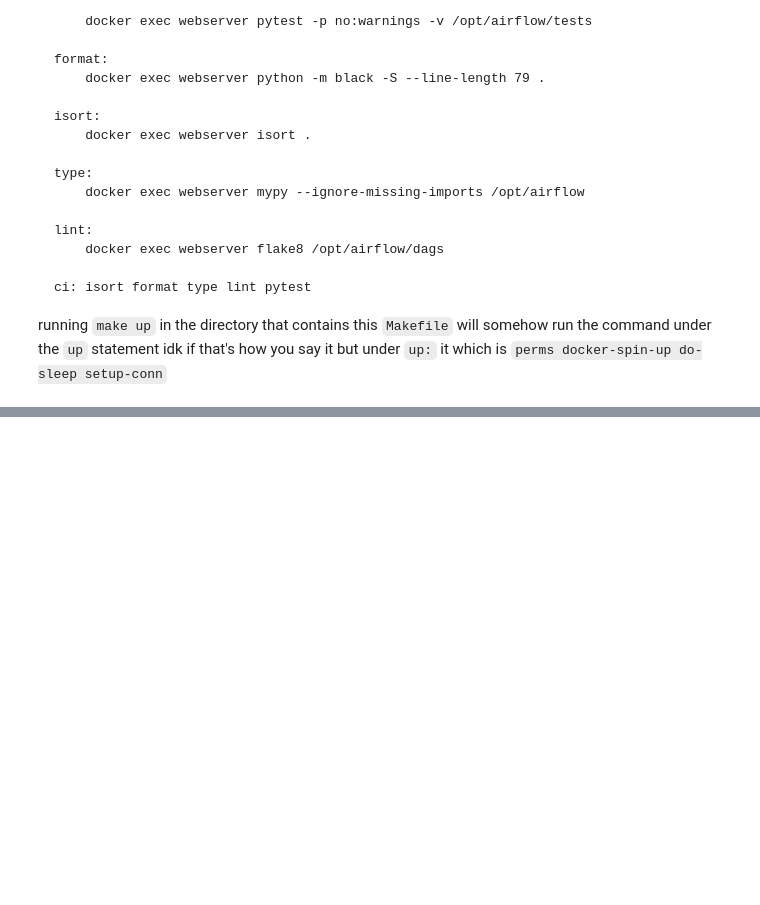
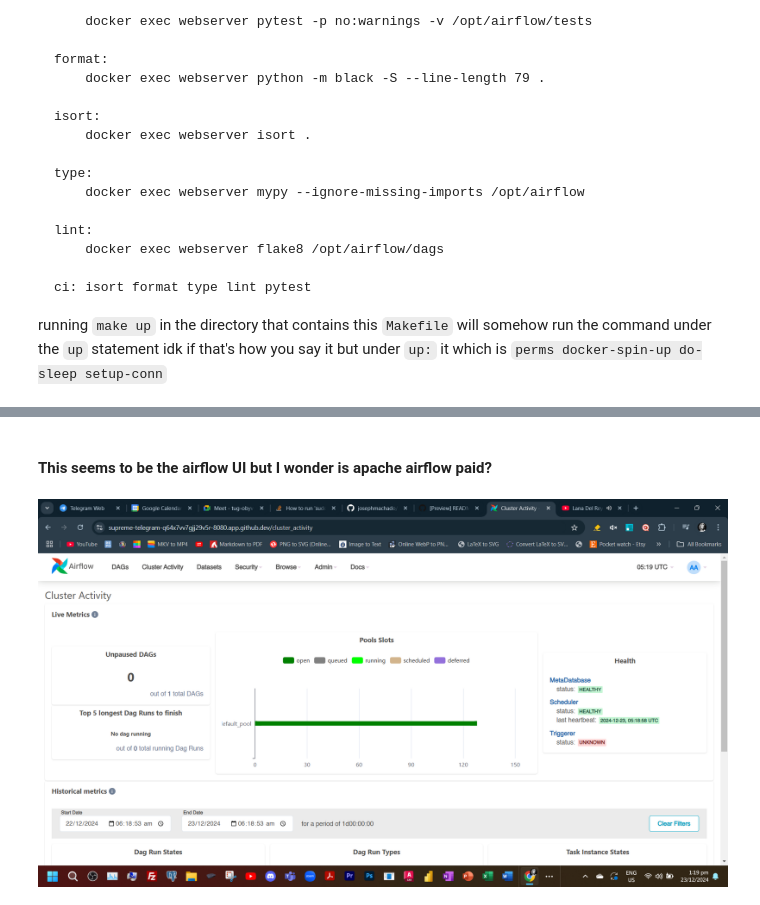
Before and after one commit to 08Aristodemus24/data-engineering-path, a Jupyter notebook: what-I-learned.ipynb, the cells around one changed output, grey strips where cells are left out. Cells and saved outputs as stored; diff of their text form; code cells hidden in the pictures; blank space fills up the shorter version.

```diff
--- a/what-I-learned.ipynb
+++ b/what-I-learned.ipynb
@@ -67,0 +138,6 @@ running `make up` in the directory that contains this `Makefile` will somehow ru
+# %% [markdown]
+#### This seems to be the airflow UI but I wonder is apache airflow paid?
+# %%
+display(imgs[1])
+# %% [output]
+[figure, added]
```
Also changed, not shown: parts of 12 cells of this notebook.
